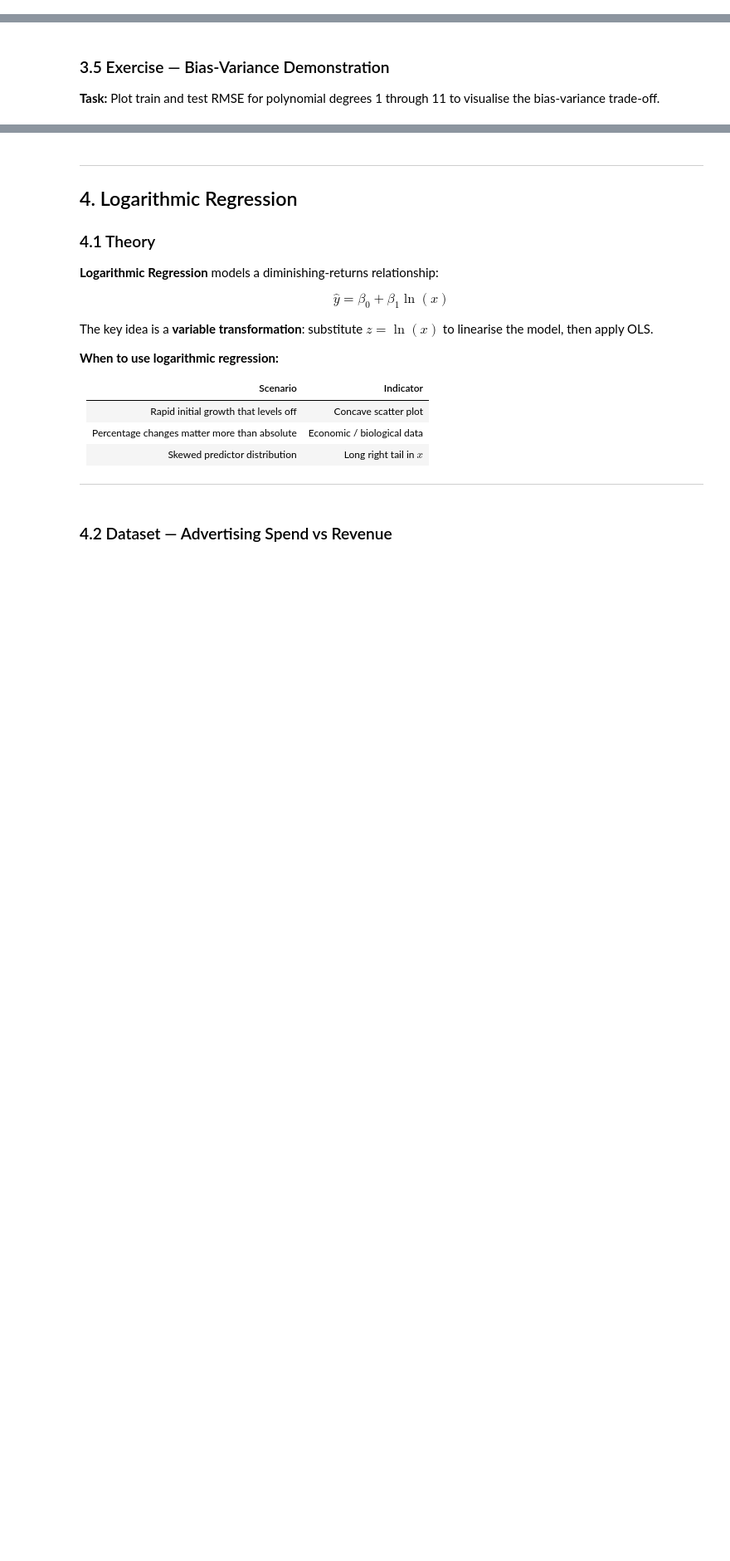
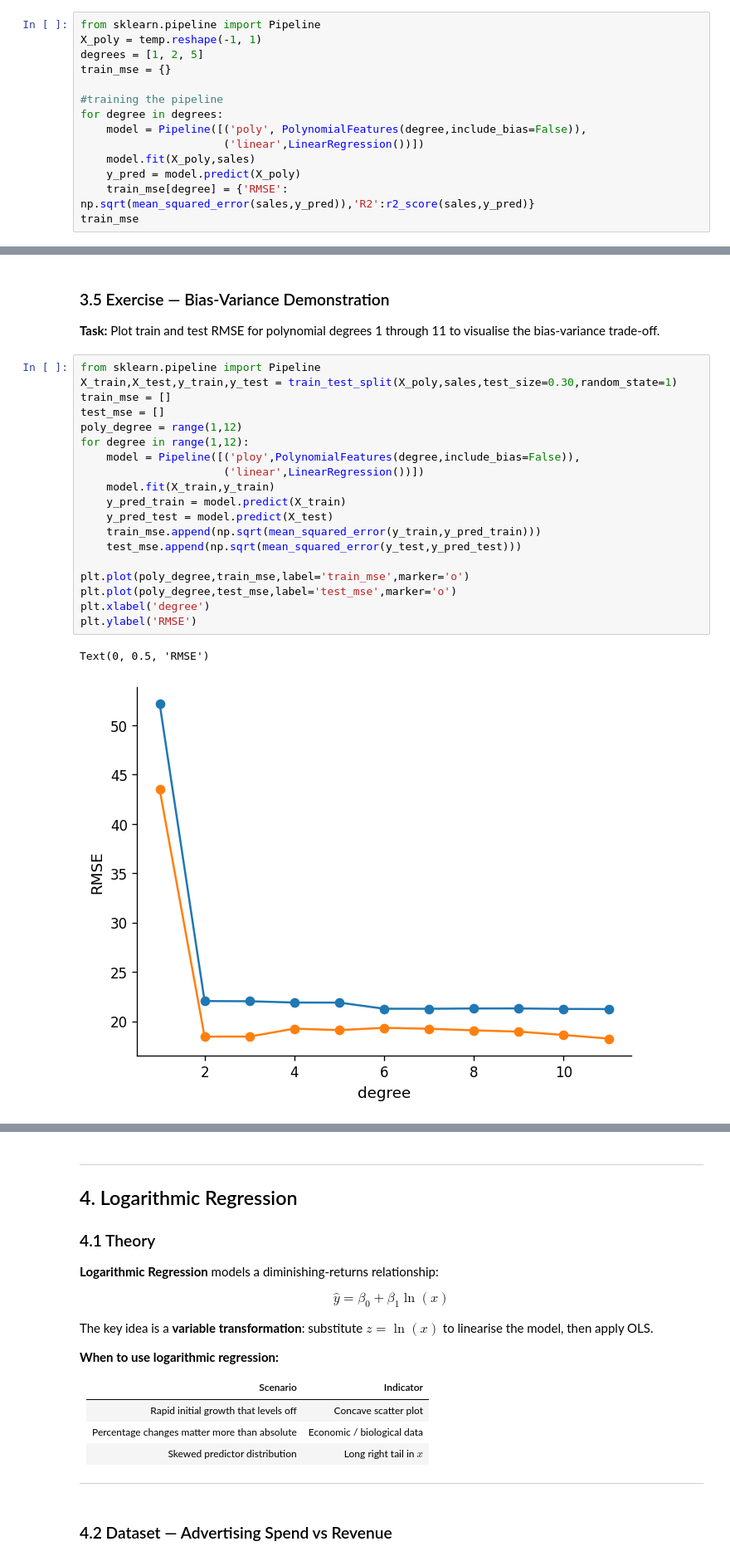
Before and after one commit to kumaramardeep342/AI_Lab, a Jupyter notebook: 9_tutorial_regression/DA5401W_Regression_I_Questions.ipynb, the cells around one changed output, grey strips where cells are left out. Shown at 83% size. Cells and saved outputs as stored; diff of their text form; blank space fills up the shorter version.

```diff
--- a/9_tutorial_regression/DA5401W_Regression_I_Questions.ipynb
+++ b/9_tutorial_regression/DA5401W_Regression_I_Questions.ipynb
@@ -372,0 +628,14 @@ print(df_poly.head().to_string(index=False))
+# %%
+from sklearn.pipeline import Pipeline
+X_poly = temp.reshape(-1, 1)
+degrees = [1, 2, 5]
+train_mse = {}
+
+#training the pipeline
+for degree in degrees:
+    model = Pipeline([('poly', PolynomialFeatures(degree,include_bias=False)),
+                      ('linear',LinearRegression())])
+    model.fit(X_poly,sales)
+    y_pred = model.predict(X_poly)
+    train_mse[degree] = {'RMSE': np.sqrt(mean_squared_error(sales,y_pred)),'R2':r2_score(sales,y_pred)}
+train_mse
@@ -430,4 +703,26 @@ plt.show()
 ### 3.5 Exercise — Bias-Variance Demonstration
 
 **Task:** Plot train and test RMSE for polynomial degrees 1 through 11 to visualise the bias-variance trade-off.
+# %%
+from sklearn.pipeline import Pipeline
+X_train,X_test,y_train,y_test = train_test_split(X_poly,sales,test_size=0.30,random_state=1)
+train_mse = []
+test_mse = []
+poly_degree = range(1,12)
+for degree in range(1,12):
+    model = Pipeline([('ploy',PolynomialFeatures(degree,include_bias=False)),
+                      ('linear',LinearRegression())])
+    model.fit(X_train,y_train)
+    y_pred_train = model.predict(X_train)
+    y_pred_test = model.predict(X_test)
+    train_mse.append(np.sqrt(mean_squared_error(y_train,y_pred_train)))
+    test_mse.append(np.sqrt(mean_squared_error(y_test,y_pred_test)))
+
+plt.plot(poly_degree,train_mse,label='train_mse',marker='o')
+plt.plot(poly_degree,test_mse,label='test_mse',marker='o')
+plt.xlabel('degree')
+plt.ylabel('RMSE')
+# %% [output]
+Text(0, 0.5, 'RMSE')
+[figure, added]
 # %%
```
Also changed, not shown: parts of 27 cells of this notebook, 11 other files.
